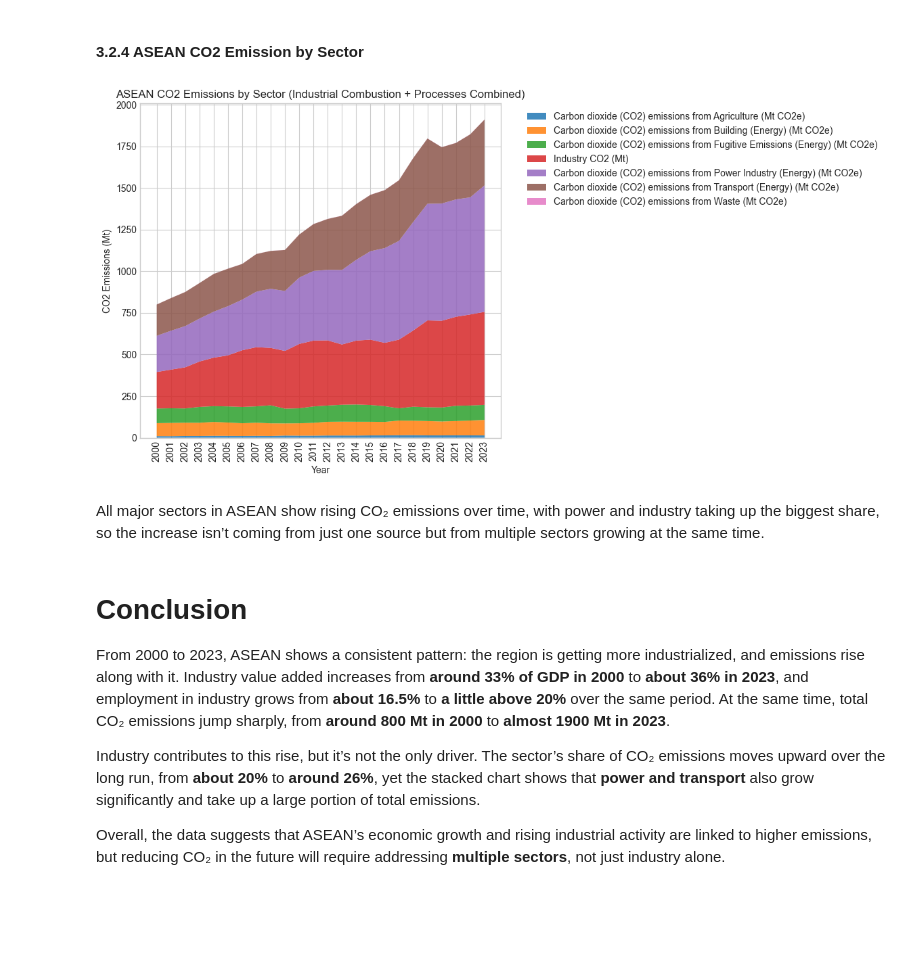
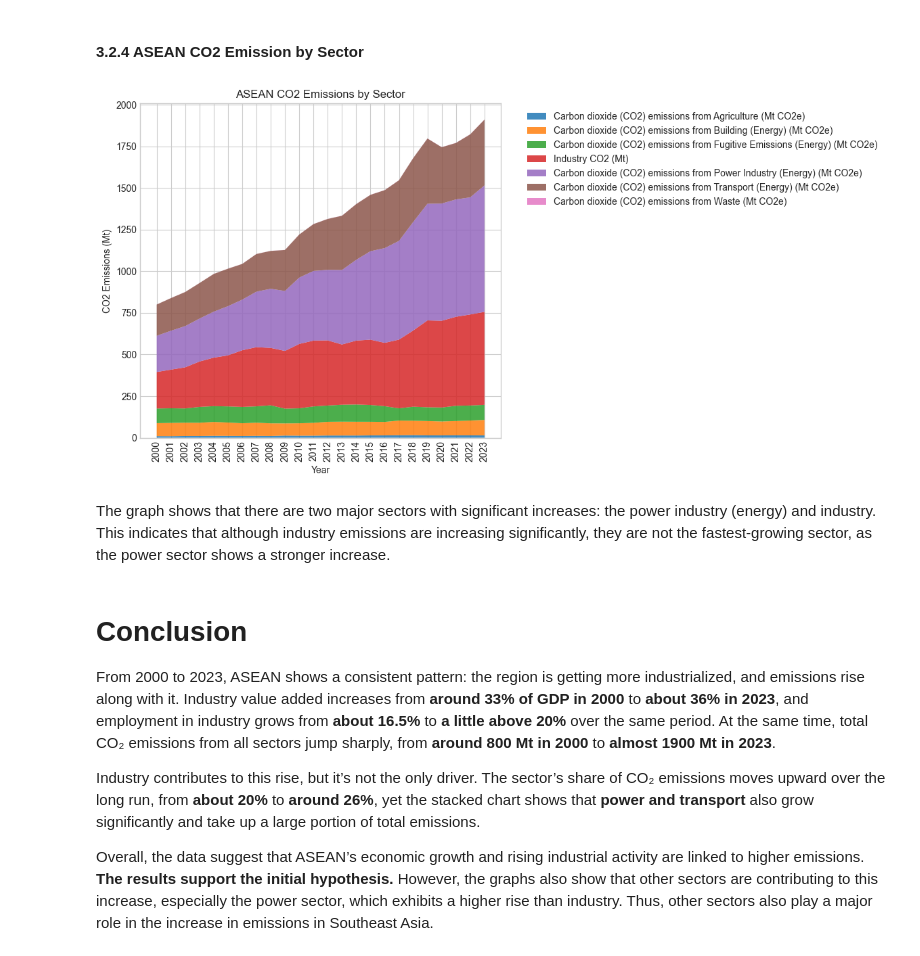
Before and after one commit to indrasuhyar/indrasuhyar.github.io, a Jupyter notebook: Project3/Project3.ipynb, the cells around one changed output. Saved outputs shown, nothing was run; the diff lists cells and outputs as text; code cells hidden in the pictures; blank space fills up the shorter version.

```diff
--- a/Project3/Project3.ipynb
+++ b/Project3/Project3.ipynb
@@ -389,46 +441,47 @@ The industry share of CO₂ emissions in ASEAN moves up over the long run, from
 #### 3.2.4 ASEAN CO2 Emission by Sector
 # %%
 # Sector grouping
+ # "Industry CO2 (Mt)" is "Industrial Combustion" and "Industrial Processes" combined.
 sector_cols_combined = [
     "Carbon dioxide (CO2) emissions from Agriculture (Mt CO2e)",
     "Carbon dioxide (CO2) emissions from Building (Energy) (Mt CO2e)",
     "Carbon dioxide (CO2) emissions from Fugitive Emissions (Energy) (Mt CO2e)",
-    "Industry CO2 (Mt)",   # < COMBINED INDUSTRIAL COMBUSTION + INDUSTRIAL PROCESSES
+    "Industry CO2 (Mt)",
     "Carbon dioxide (CO2) emissions from Power Industry (Energy) (Mt CO2e)",
     "Carbon dioxide (CO2) emissions from Transport (Energy) (Mt CO2e)",
     "Carbon dioxide (CO2) emissions from Waste (Mt CO2e)"
 ]
 
 # Sum ASEAN’s total by year
 asean_sector_combined = merged.groupby("Time")[sector_cols_combined].sum()
 
 plt.figure(figsize=(12, 6))
 plt.stackplot(
     asean_sector_combined.index,
     asean_sector_combined.T.values,
     labels=sector_cols_combined,
     alpha=0.85
 )
 
-plt.title("ASEAN CO2 Emissions by Sector (Industrial Combustion + Processes Combined)")
+plt.title("ASEAN CO2 Emissions by Sector")
 plt.xlabel("Year")
 plt.ylabel("CO2 Emissions (Mt)")
 plt.legend(bbox_to_anchor=(1.05, 1), loc="upper left")
 
 # Rotate year labels vertically
 plt.xticks(rotation=90)
 
 plt.tight_layout()
 plt.show()
 # %% [output]
-[figure, old version]
+[figure, new version]
 # %% [markdown]
-All major sectors in ASEAN show rising CO₂ emissions over time, with power and industry taking up the biggest share, so the increase isn’t coming from just one source but from multiple sectors growing at the same time.
+The graph shows that there are two major sectors with significant increases: the power industry (energy) and industry. This indicates that although industry emissions are increasing significantly, they are not the fastest-growing sector, as the power sector shows a stronger increase.
 # %% [markdown]
 # Conclusion
 
-From 2000 to 2023, ASEAN shows a consistent pattern: the region is getting more industrialized, and emissions rise along with it. Industry value added increases from **around 33% of GDP in 2000** to **about 36% in 2023**, and employment in industry grows from **about 16.5%** to **a little above 20%** over the same period. At the same time, total CO₂ emissions jump sharply, from **around 800 Mt in 2000** to **almost 1900 Mt in 2023**.
+From 2000 to 2023, ASEAN shows a consistent pattern: the region is getting more industrialized, and emissions rise along with it. Industry value added increases from **around 33% of GDP in 2000** to **about 36% in 2023**, and employment in industry grows from **about 16.5%** to **a little above 20%** over the same period. At the same time, total CO₂ emissions from all sectors jump sharply, from **around 800 Mt in 2000** to **almost 1900 Mt in 2023**.
 
 Industry contributes to this rise, but it’s not the only driver. The sector’s share of CO₂ emissions moves upward over the long run, from **about 20%** to **around 26%**, yet the stacked chart shows that **power and transport** also grow significantly and take up a large portion of total emissions.
 
-Overall, the data suggests that ASEAN’s economic growth and rising industrial activity are linked to higher emissions, but reducing CO₂ in the future will require addressing **multiple sectors**, not just industry alone.
+Overall, the data suggest that ASEAN’s economic growth and rising industrial activity are linked to higher emissions. **The results support the initial hypothesis.** However, the graphs also show that other sectors are contributing to this increase, especially the power sector, which exhibits a higher rise than industry. Thus, other sectors also play a major role in the increase in emissions in Southeast Asia.
```
Also changed, not shown: parts of 14 cells of this notebook.
